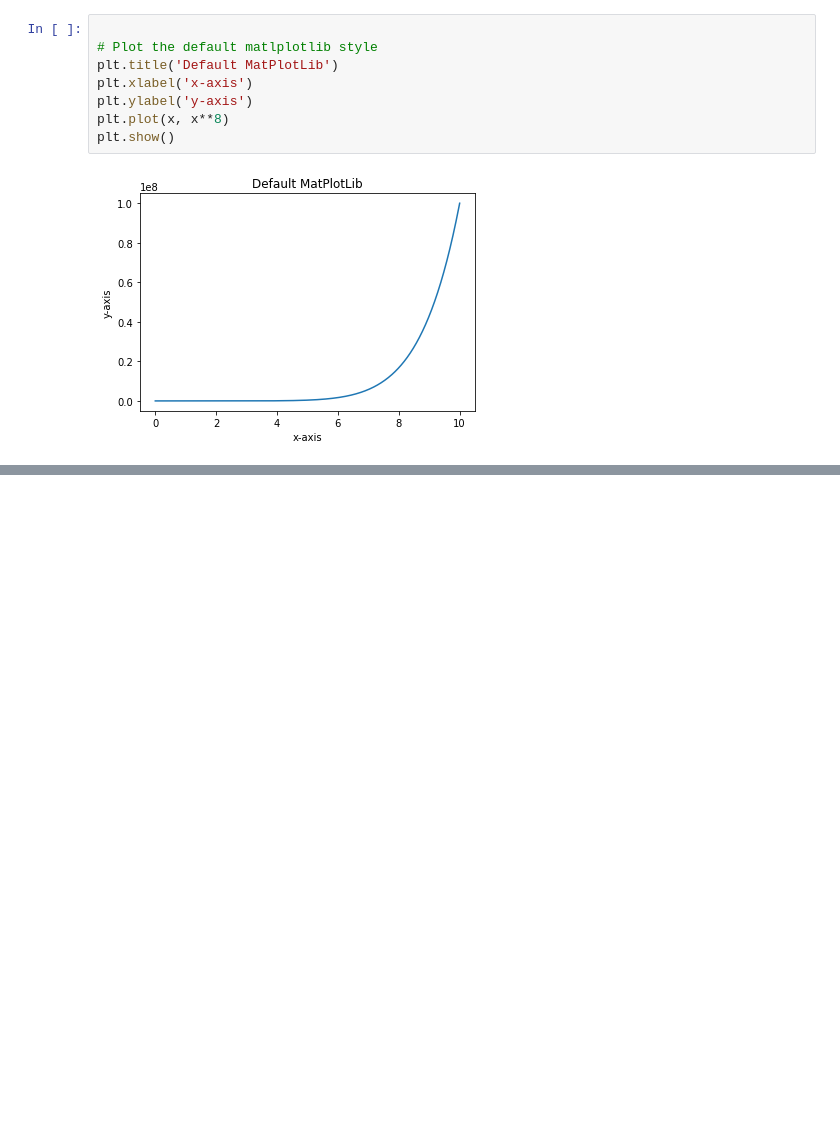
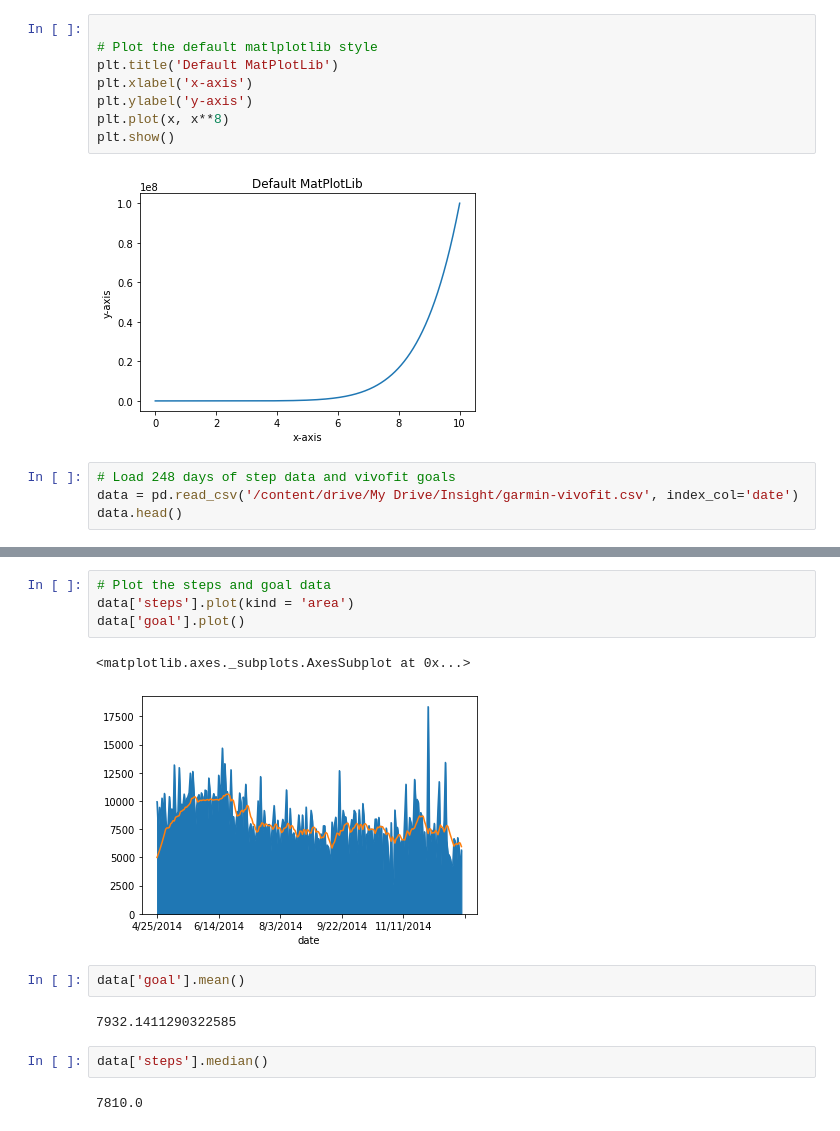
Before and after one commit to jimmy-io/worksheeets-, a Jupyter notebook: python_stats_2.ipynb, the cells around one changed output, grey strips where cells are left out. Drawn from its saved outputs; the diff is of its cells as text; blank space fills up the shorter version.

```diff
--- a/python_stats_2.ipynb
+++ b/python_stats_2.ipynb
@@ -163,3 +163,7 @@ plt.plot(x, x**8)
 plt.show()
 # %% [output]
 [figure]
+# %%
+# Load 248 days of step data and vivofit goals
+data = pd.read_csv('/content/drive/My Drive/Insight/garmin-vivofit.csv', index_col='date')
+data.head()
@@ -165,0 +178,15 @@ plt.show()
+# %%
+# Plot the steps and goal data
+data['steps'].plot(kind = 'area')
+data['goal'].plot()
+# %% [output]
+<matplotlib.axes._subplots.AxesSubplot at 0x...>
+[figure, added]
+# %%
+data['goal'].mean()
+# %% [output]
+7932.1411290322585
+# %%
+data['steps'].median()
+# %% [output]
+7810.0
```
Also changed, not shown: parts of 8 cells of this notebook.
